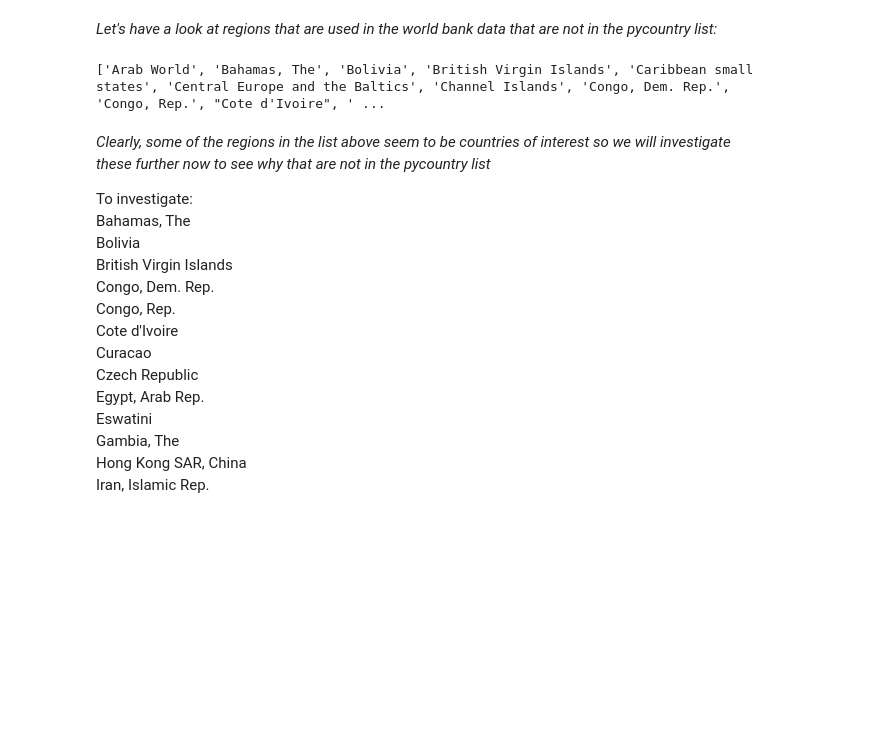
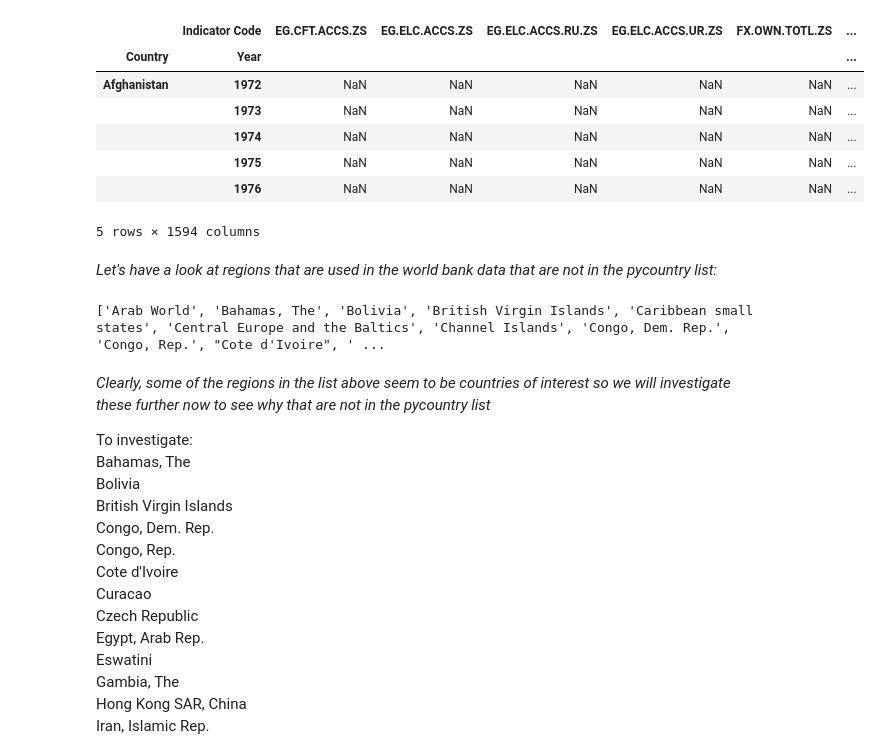
Before and after one commit to FergusOBoyle/sustainable-dev-goals-forecasting, a Jupyter notebook: notebooks/clean_input_streams.ipynb, the cells around one changed output. Drawn from its saved outputs; the diff is of its cells as text; code cells hidden in the pictures; blank space fills up the shorter version.

```diff
--- a/notebooks/clean_input_streams.ipynb
+++ b/notebooks/clean_input_streams.ipynb
@@ -12,3 +18,14 @@ wb_data = pd.read_pickle(data_dir + world_bank_file_input)
+# %%
+wb_data.head()
+# %% [output]
+|  | Indicator Code | EG.CFT.ACCS.ZS | EG.ELC.ACCS.ZS | EG.ELC.ACCS.RU.ZS | EG.ELC.ACCS.UR.ZS | FX.OWN.TOTL.ZS | ... |
+| Country | Year |  |  |  |  |  | ... |
+| Afghanistan | 1972 | NaN | NaN | NaN | NaN | NaN | ... |
+|  | 1973 | NaN | NaN | NaN | NaN | NaN | ... |
+|  | 1974 | NaN | NaN | NaN | NaN | NaN | ... |
+|  | 1975 | NaN | NaN | NaN | NaN | NaN | ... |
+|  | 1976 | NaN | NaN | NaN | NaN | NaN | ... |
+5 rows × 1594 columns
 # %%
 #Create list of valid countries taken from the pycountry library
 #This gives us a list of 249 countries that we will focus on
```
Also changed, not shown: parts of 19 cells of this notebook, 2 other files.
